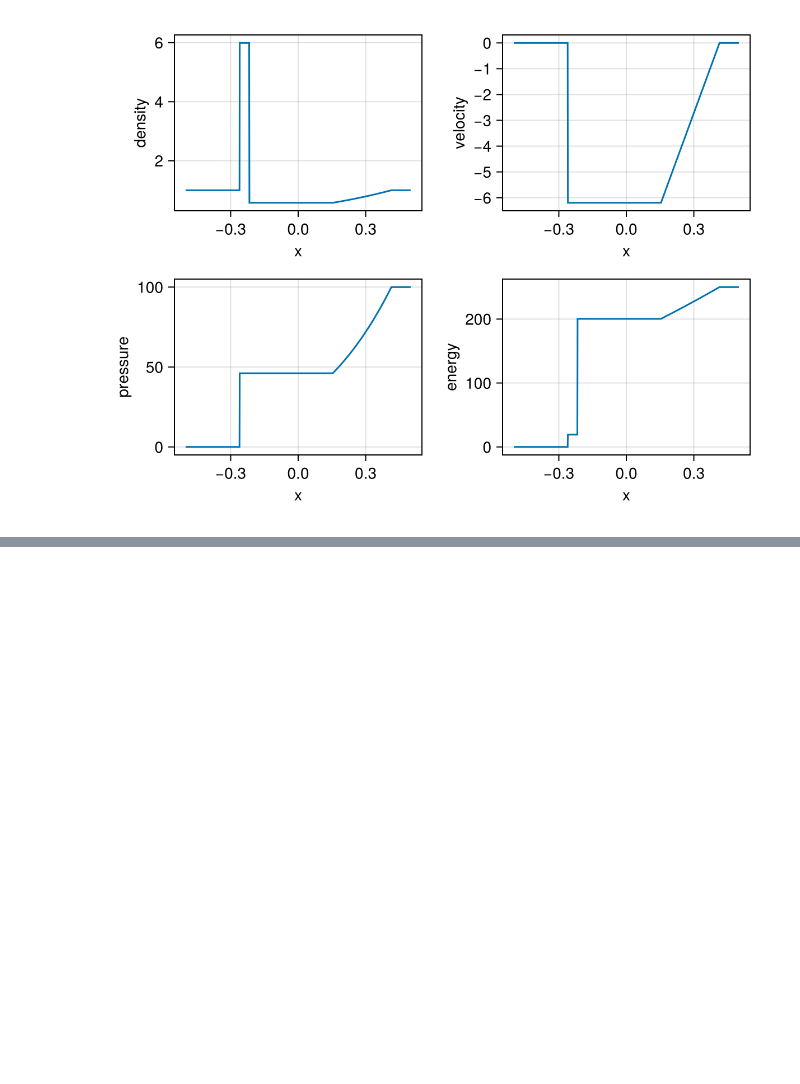
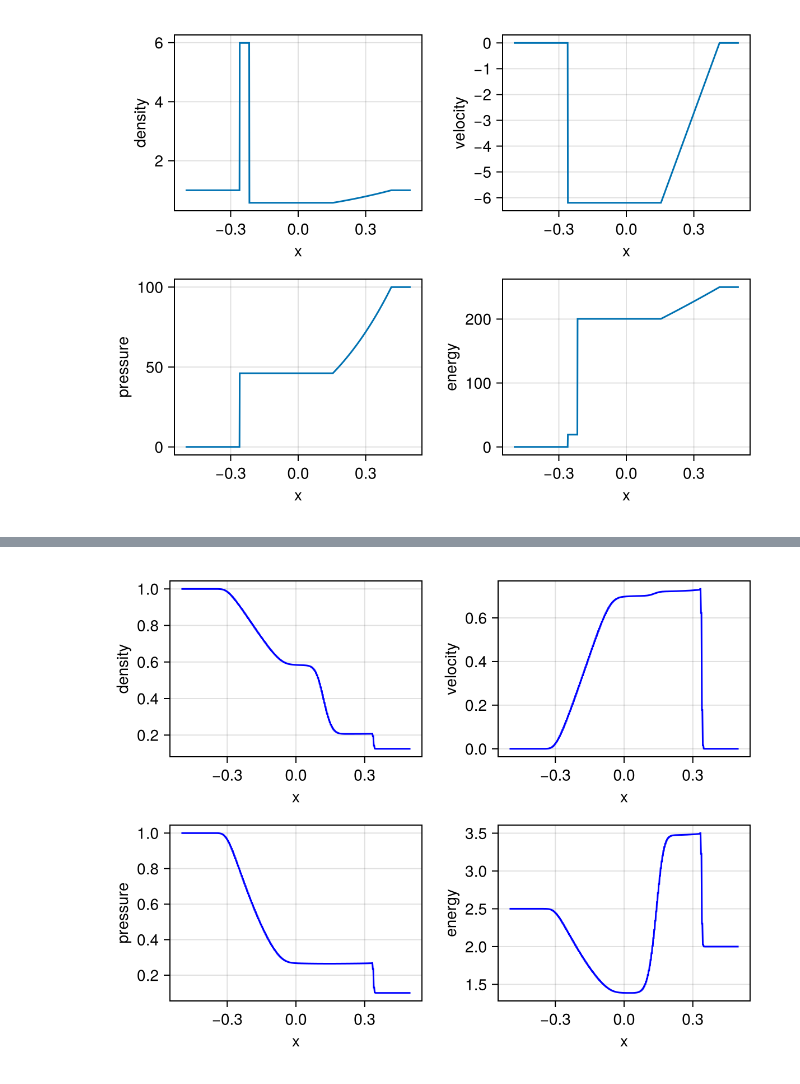
Before and after one commit to dominic-chang/cfd-experiments, a Jupyter notebook: src/eulers.ipynb, the cells around one changed output, grey strips where cells are left out. Saved outputs shown, nothing was run; the diff lists cells and outputs as text; code cells hidden in the pictures; blank space fills up the shorter version.

```diff
--- a/src/eulers.ipynb
+++ b/src/eulers.ipynb
@@ -401,0 +488,21 @@ $$
+# %%
+i = 1
+for i in 1:200
+    plt = time_step(u1, u2, u3, u1_prev, u2_prev, u3_prev, Δt, Δx)
+    t = (i-1) * Δt
+    IJulia.clear_output(true)
+    fig = Figure()
+    ax = Axis(fig[1, 1], ylabel= "density", xlabel="x")
+    lines!(ax, x, u1, color = :blue)
+    ax = Axis(fig[1, 2], ylabel= "velocity", xlabel="x")
+    lines!(ax, x, u2 ./ u1, color = :blue)
+    ax = Axis(fig[2, 1], ylabel= "pressure", xlabel="x")
+    p = pressure.(u1, u2, u3)
+    lines!(ax, x, p, color = :blue)
+    ax = Axis(fig[2, 2], ylabel= "energy", xlabel="x")
+    lines!(ax, x, u3, color = :blue)
+    display(fig)
+
+end
+# %% [output]
+[figure, added]
```
Also changed, not shown: parts of 6 cells of this notebook, 1 other file.
